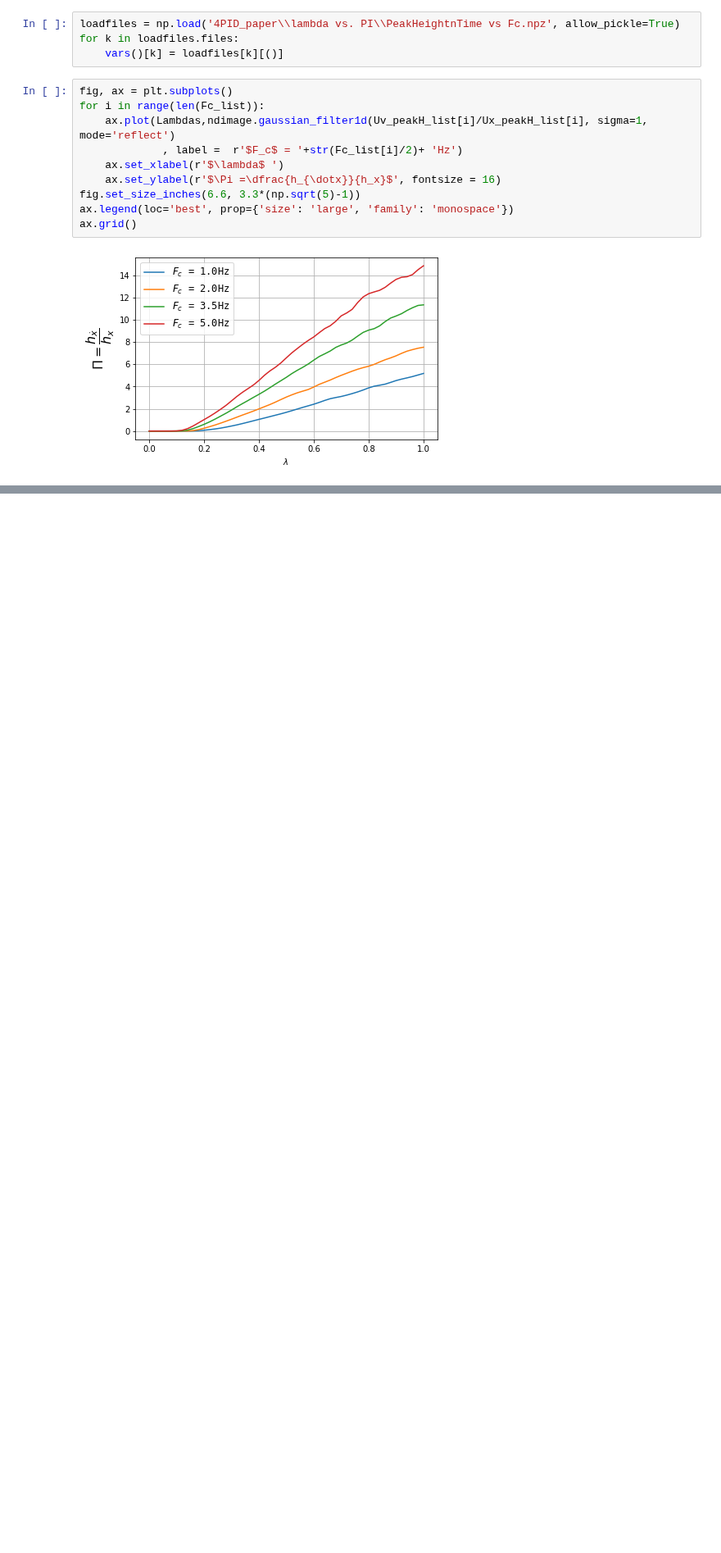
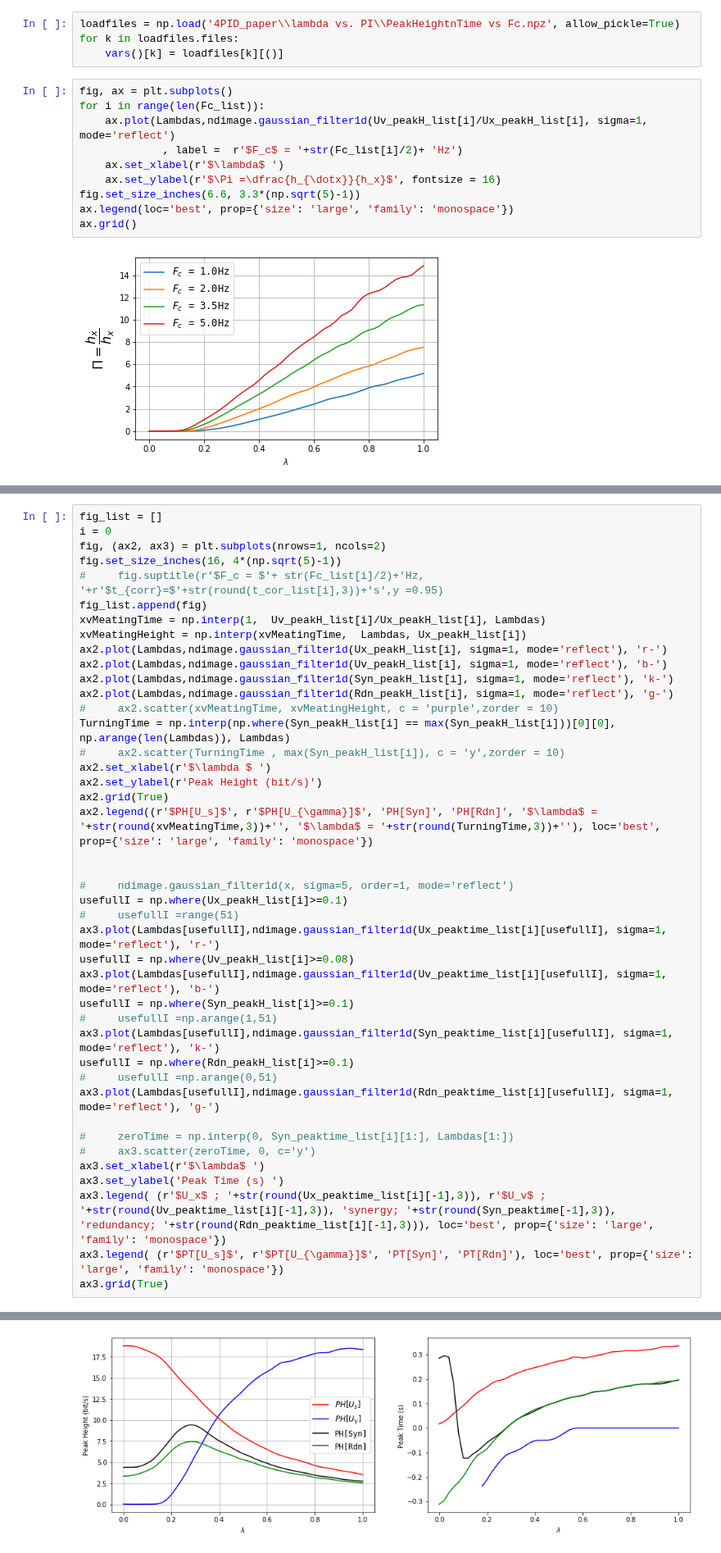
Before and after one commit to llincooi/retina_python, a Jupyter notebook: Information_curve_ properties vs. lambda-all_Fc-poison.ipynb, the cells around one changed output, grey strips where cells are left out. Shown at 82% size. Drawn from its saved outputs; the diff is of its cells as text; blank space fills up the shorter version.

```diff
--- a/Information_curve_ properties vs. lambda-all_Fc-poison.ipynb
+++ b/Information_curve_ properties vs. lambda-all_Fc-poison.ipynb
@@ -501,0 +498,43 @@ ax.grid()
+# %%
+fig_list = []
+i = 0
+fig, (ax2, ax3) = plt.subplots(nrows=1, ncols=2)
+fig.set_size_inches(16, 4*(np.sqrt(5)-1))
+#     fig.suptitle(r'$F_c = $'+ str(Fc_list[i]/2)+'Hz,  '+r'$t_{corr}=$'+str(round(t_cor_list[i],3))+'s',y =0.95)
+fig_list.append(fig)
+xvMeatingTime = np.interp(1,  Uv_peakH_list[i]/Ux_peakH_list[i], Lambdas)
+xvMeatingHeight = np.interp(xvMeatingTime,  Lambdas, Ux_peakH_list[i])
+ax2.plot(Lambdas,ndimage.gaussian_filter1d(Ux_peakH_list[i], sigma=1, mode='reflect'), 'r-')
+ax2.plot(Lambdas,ndimage.gaussian_filter1d(Uv_peakH_list[i], sigma=1, mode='reflect'), 'b-')
+ax2.plot(Lambdas,ndimage.gaussian_filter1d(Syn_peakH_list[i], sigma=1, mode='reflect'), 'k-')
+ax2.plot(Lambdas,ndimage.gaussian_filter1d(Rdn_peakH_list[i], sigma=1, mode='reflect'), 'g-')
+#     ax2.scatter(xvMeatingTime, xvMeatingHeight, c = 'purple',zorder = 10)
+TurningTime = np.interp(np.where(Syn_peakH_list[i] == max(Syn_peakH_list[i]))[0][0],  np.arange(len(Lambdas)), Lambdas)
+#     ax2.scatter(TurningTime , max(Syn_peakH_list[i]), c = 'y',zorder = 10)
+ax2.set_xlabel(r'$\lambda $ ')
+ax2.set_ylabel(r'Peak Height (bit/s)')
+ax2.grid(True)
+ax2.legend((r'$PH[U_s]$', r'$PH[U_{\gamma}]$', 'PH[Syn]', 'PH[Rdn]', '$\lambda$ = '+str(round(xvMeatingTime,3))+'', '$\lambda$ = '+str(round(TurningTime,3))+''), loc='best', prop={'size': 'large', 'family': 'monospace'})
+
+
+#     ndimage.gaussian_filter1d(x, sigma=5, order=1, mode='reflect')
+usefullI = np.where(Ux_peakH_list[i]>=0.1)
+#     usefullI =range(51)
+ax3.plot(Lambdas[usefullI],ndimage.gaussian_filter1d(Ux_peaktime_list[i][usefullI], sigma=1, mode='reflect'), 'r-')
+usefullI = np.where(Uv_peakH_list[i]>=0.08)
+ax3.plot(Lambdas[usefullI],ndimage.gaussian_filter1d(Uv_peaktime_list[i][usefullI], sigma=1, mode='reflect'), 'b-')
+usefullI = np.where(Syn_peakH_list[i]>=0.1)
+#     usefullI =np.arange(1,51)
+ax3.plot(Lambdas[usefullI],ndimage.gaussian_filter1d(Syn_peaktime_list[i][usefullI], sigma=1, mode='reflect'), 'k-')
+usefullI = np.where(Rdn_peakH_list[i]>=0.1)
+#     usefullI =np.arange(0,51)
+ax3.plot(Lambdas[usefullI],ndimage.gaussian_filter1d(Rdn_peaktime_list[i][usefullI], sigma=1, mode='reflect'), 'g-')
+
+#     zeroTime = np.interp(0, Syn_peaktime_list[i][1:], Lambdas[1:])
+#     ax3.scatter(zeroTime, 0, c='y')
+ax3.set_xlabel(r'$\lambda$ ')
+ax3.set_ylabel('Peak Time (s) ')
+ax3.legend( (r'$U_x$ ; '+str(round(Ux_peaktime_list[i][-1],3)), r'$U_v$ ; '+str(round(Uv_peaktime_list[i][-1],3)), 'synergy; '+str(round(Syn_peaktime[-1],3)), 'redundancy; '+str(round(Rdn_peaktime_list[i][-1],3))), loc='best', prop={'size': 'large', 'family': 'monospace'})
+ax3.legend( (r'$PT[U_s]$', r'$PT[U_{\gamma}]$', 'PT[Syn]', 'PT[Rdn]'), loc='best', prop={'size': 'large', 'family': 'monospace'})
+ax3.grid(True)
+# %% [output]
@@ -501,0 +542 @@ ax.grid()
+[figure, added]
```
Also changed, not shown: parts of 3 cells of this notebook.
